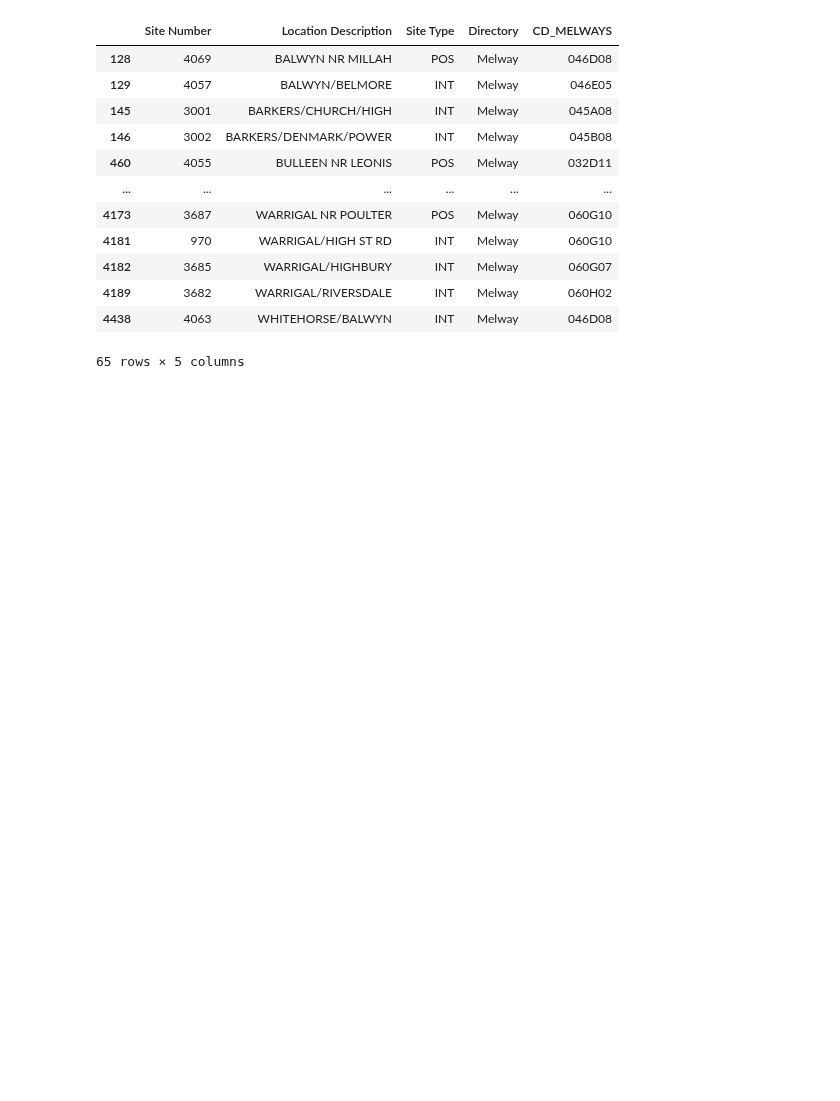
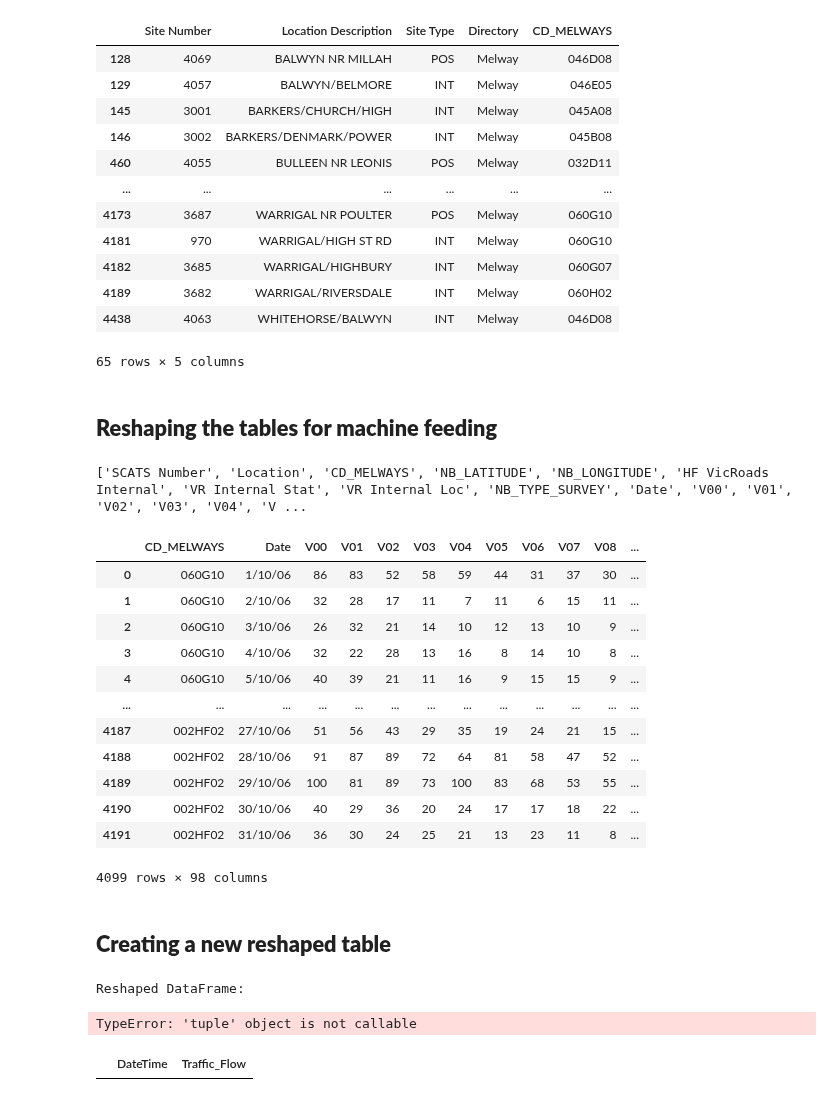
Before and after one commit to hengrvisal/Traffic-Flow-Prediction-System-TPFS, a Jupyter notebook: processing_data.ipynb, the cells around one changed output. Drawn from its saved outputs; the diff is of its cells as text; code cells hidden in the pictures; blank space fills up the shorter version.

Commit message:
reshaping attempt

```diff
--- a/processing_data.ipynb
+++ b/processing_data.ipynb
@@ -10,3 +10,6 @@ TRAFFIC_COUNT_LOCATIONS_WITH_LONG_LAT_CSV_PATH = 'datasets/Traffic_Count_Locatio
 df_scats_data_october = pd.read_csv(SCATS_DATA_OCTOBER_2006_CSV_PATH,header = 1)
 df_scats_site_listing = pd.read_csv(SCATS_SITE_LISTING_SPREADSHEET_VICROADS_CSV_PATH,skiprows=8, header=1)
 df_traffic_long_lat = pd.read_csv(TRAFFIC_COUNT_LOCATIONS_WITH_LONG_LAT_CSV_PATH)
+# %%
+df_scats_data_october = df_scats_data_october[df_scats_data_october['HF VicRoads Internal'] != -1]
+df_scats_data_october
@@ -51,3 +75,71 @@ filtered_site_listing_vicroads
 | 4189 | 3682 | WARRIGAL/RIVERSDALE | INT | Melway | 060H02 |
 | 4438 | 4063 | WHITEHORSE/BALWYN | INT | Melway | 046D08 |
 65 rows × 5 columns
+# %% [markdown]
+## **Reshaping the tables for machine feeding**
+# %%
+print(df_scats_data_october.columns.tolist())
+# %% [output]
+['SCATS Number', 'Location', 'CD_MELWAYS', 'NB_LATITUDE', 'NB_LONGITUDE', 'HF VicRoads Internal', 'VR Internal Stat', 'VR Internal Loc', 'NB_TYPE_SURVEY', 'Date', 'V00', 'V01', 'V02', 'V03', 'V04', 'V ...
+# %%
+cols_to_drop = ['SCATS Number', 'Location', 'NB_LATITUDE', 'NB_LONGITUDE', 'HF VicRoads Internal', 'VR Internal Stat', 'VR Internal Loc', 'NB_TYPE_SURVEY', 'Unnamed: 106', 'Unnamed: 107', 'Unnamed: 108']
+ml_feed_october = df_scats_data_october.copy()
+ml_feed_october = ml_feed_october.drop(columns=cols_to_drop, axis=1)
+# %%
+ml_feed_october
+# %% [output]
+|  | CD_MELWAYS | Date | V00 | V01 | V02 | V03 | V04 | V05 | V06 | V07 | V08 | ... |
+| 0 | 060G10 | 1/10/06 | 86 | 83 | 52 | 58 | 59 | 44 | 31 | 37 | 30 | ... |
+| 1 | 060G10 | 2/10/06 | 32 | 28 | 17 | 11 | 7 | 11 | 6 | 15 | 11 | ... |
+| 2 | 060G10 | 3/10/06 | 26 | 32 | 21 | 14 | 10 | 12 | 13 | 10 | 9 | ... |
+| 3 | 060G10 | 4/10/06 | 32 | 22 | 28 | 13 | 16 | 8 | 14 | 10 | 8 | ... |
+| 4 | 060G10 | 5/10/06 | 40 | 39 | 21 | 11 | 16 | 9 | 15 | 15 | 9 | ... |
+| ... | ... | ... | ... | ... | ... | ... | ... | ... | ... | ... | ... | ... |
+| 4187 | 002HF02 | 27/10/06 | 51 | 56 | 43 | 29 | 35 | 19 | 24 | 21 | 15 | ... |
+| 4188 | 002HF02 | 28/10/06 | 91 | 87 | 89 | 72 | 64 | 81 | 58 | 47 | 52 | ... |
+| 4189 | 002HF02 | 29/10/06 | 100 | 81 | 89 | 73 | 100 | 83 | 68 | 53 | 55 | ... |
+| 4190 | 002HF02 | 30/10/06 | 40 | 29 | 36 | 20 | 24 | 17 | 17 | 18 | 22 | ... |
+| 4191 | 002HF02 | 31/10/06 | 36 | 30 | 24 | 25 | 21 | 13 | 23 | 11 | 8 | ... |
+4099 rows × 98 columns
+# %% [markdown]
+## **Creating a new reshaped table**
+# %%
+
+# Assume the first row might be a header and we should skip it
+df = pd.read_csv('datasets/Scats Data October 2006.csv', skiprows=1)
+
+# Check if the first column is actually a date or contains non-date data
+# If "SCATS Number" or other non-date info is present, they need to be excluded
+# For now, let's assume the first column is correctly the Date column
+
+# Identify columns that are actually time intervals
+# If the column names include "SCATS Number" and other metadata, we'll need to exclude them
+# Identify the Date column and time interval columns (adjust as needed)
+time_interval_columns = df.columns[1:]  # Adjust as necessary
+
+# Melt the DataFrame to unpivot the time intervals into a single column
+df_melted = pd.melt(df, id_vars=['Date'], value_vars=time_interval_columns, var_name='Time_Interval', value_name='Traffic_Flow')
+
+# Combine 'Date' and 'Time_Interval' columns into 'DateTime', specifying the format
+date_format = '%d/%m/%y %H:%M'  # Adjust format if necessary
+df_melted['DateTime'] = pd.to_datetime(df_melted['Date'] + ' ' + df_melted['Time_Interval'], format=date_format, errors='coerce')
+
+# Drop any rows where DateTime could not be parsed
+df_melted = df_melted.dropna(subset=['DateTime'])
+
+# Drop the redundant 'Date' and 'Time_Interval' columns
+df_melted = df_melted.drop(columns=['Date', 'Time_Interval'])
+
+# Reorder columns if necessary
+df_melted = df_melted[['DateTime', 'Traffic_Flow']]
+
+# Display the reshaped DataFrame
+print("Reshaped DataFrame:")
+print(df_melted.shape())
+# %% [output]
+Reshaped DataFrame:
+TypeError: 'tuple' object is not callable
+# %%
+df_melted
+# %% [output]
+|  | DateTime | Traffic_Flow |
```
Also changed, not shown: parts of 3 cells of this notebook.
